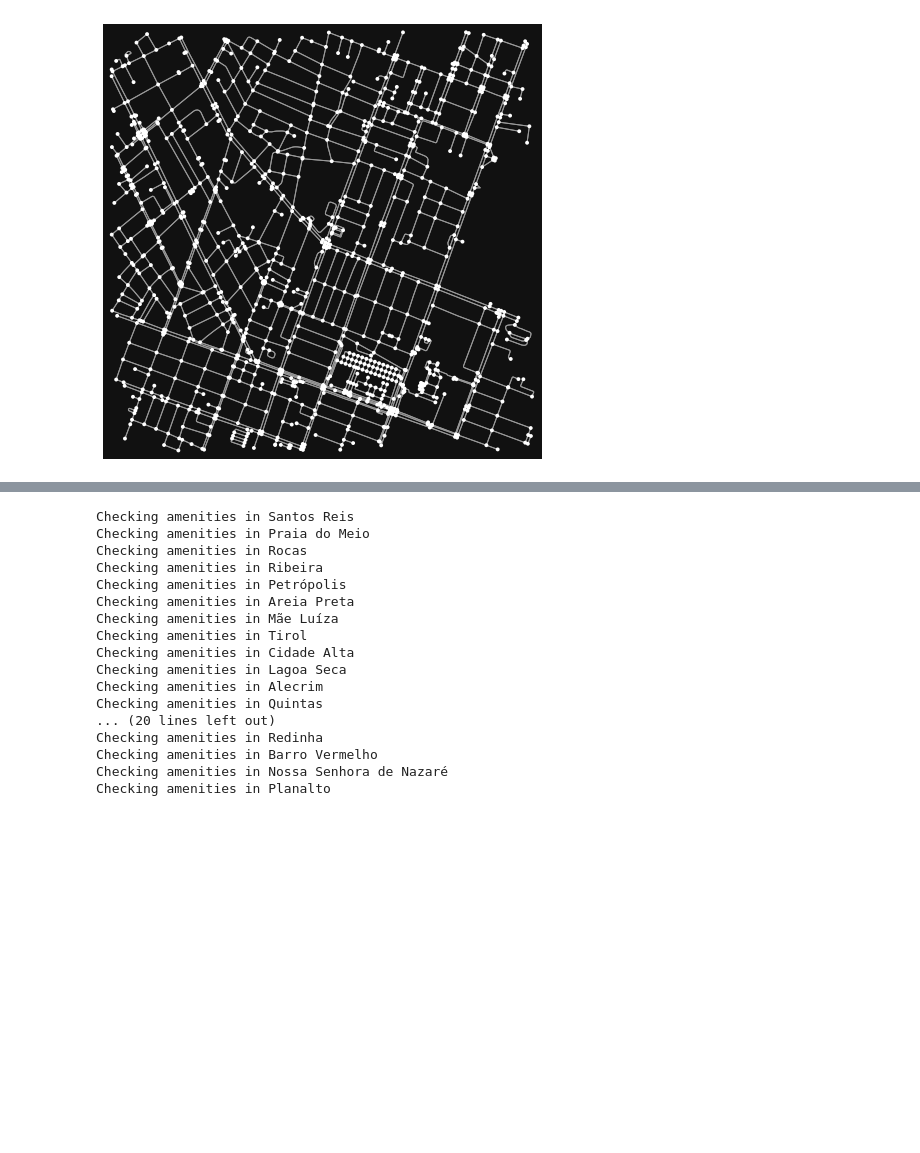
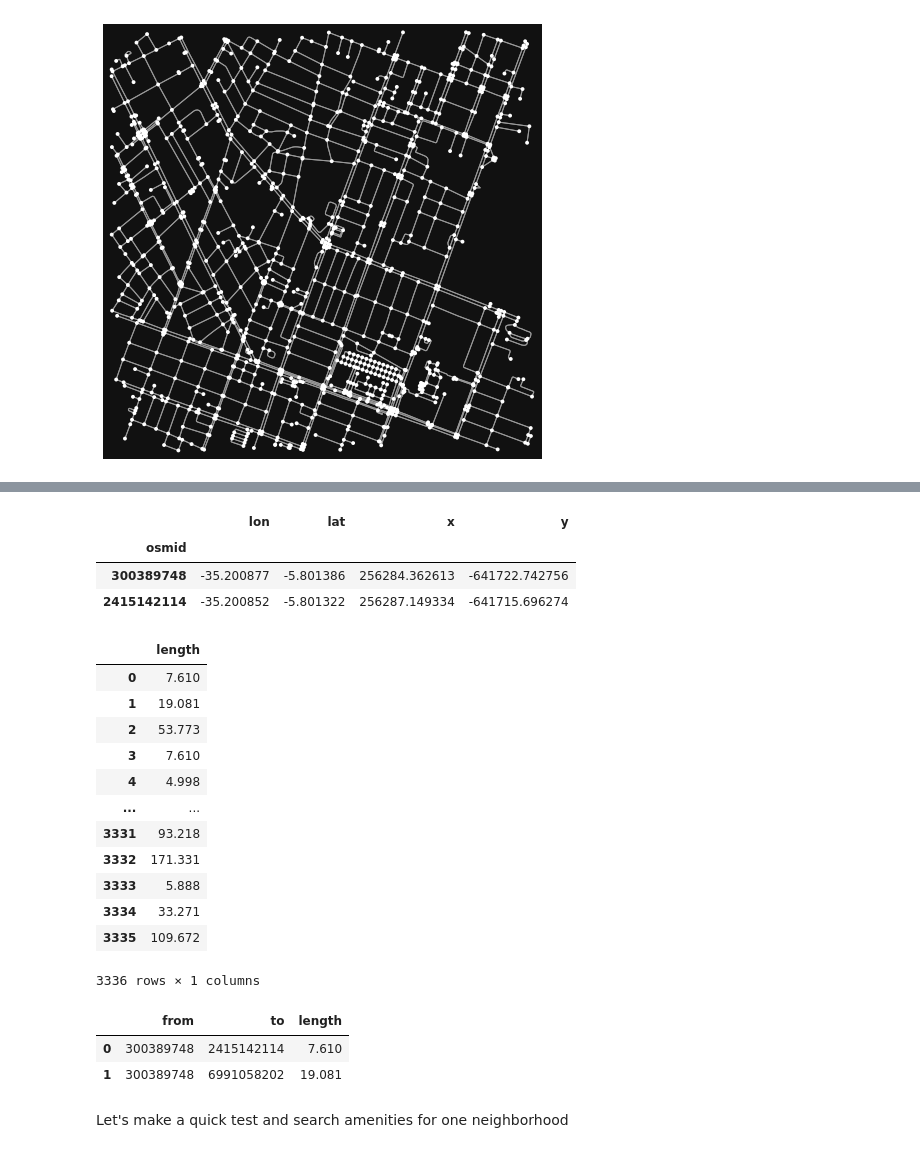
Before and after one commit to nymarya/fear-the-walking-distance, a Jupyter notebook: notebooks/1.0-ma-building-the-dataset.ipynb, the cells around one changed output, grey strips where cells are left out. Cells and saved outputs as stored; diff of their text form; code cells hidden in the pictures; blank space fills up the shorter version.

```diff
--- a/notebooks/1.0-ma-building-the-dataset.ipynb
+++ b/notebooks/1.0-ma-building-the-dataset.ipynb
@@ -245 +269,39 @@ The `geometries` module from `OSMnx` has a function that receives a point (latit
+# %%
+sources = edges['u']
+targets = edges['v']
+nodes = nodes_.loc[pd.concat([sources, targets]).unique(), ['lon', 'lat', 'x', 'y']]
+nodes.head(2)
+# %% [output]
+|  | lon | lat | x | y |
+| osmid |  |  |  |  |
+| 300389748 | -35.200877 | -5.801386 | 256284.362613 | -641722.742756 |
+| 2415142114 | -35.200852 | -5.801322 | 256287.149334 | -641715.696274 |
+# %%
+pd.DataFrame([edges['length']]).T
+# %% [output]
+|  | length |
+| 0 | 7.610 |
+| 1 | 19.081 |
+| 2 | 53.773 |
+| 3 | 7.610 |
+| 4 | 4.998 |
+| ... | ... |
+| 3331 | 93.218 |
+| 3332 | 171.331 |
+| 3333 | 5.888 |
+| 3334 | 33.271 |
+| 3335 | 109.672 |
+3336 rows × 1 columns
+# %%
+net=pdna.Network(nodes["lon"], nodes["lat"], edges["u"], edges["v"],
+                 pd.DataFrame([edges['length']]).T, twoway=True)
+
+net.precompute(5000)
+net.edges_df.head(2)
+# %% [output]
+|  | from | to | length |
+| 0 | 300389748 | 2415142114 | 7.610 |
+| 1 | 300389748 | 6991058202 | 19.081 |
+# %% [markdown]
+Let's make a quick test and search amenities for one neighborhood
 # %%
@@ -260,38 +320,0 @@ def get_distance(s, y, x):
-# %%
-tags = {'amenity': ['hospital', 'restaurant', 'bank',
-        'school', 'police', 'pharmacy']}
-
-# create a dictionary for keeping each neighborhood and its amenities
-all_pois = {}
-
-for index, row in neighborhood_df.iterrows():
-    y = row['y']
-    x = row['x']
-    point = (y, x)
-    name = row['name']
-    print(f"Checking amenities in {name}")
-
-    # get amenities around the point
-    all_pois[name] = ox.geometries.geometries_from_point(point, dist=5000,
-                                                         tags=tags)
-
-    # get distances
-    all_pois[name]['distance'] = all_pois[name].apply(lambda n: get_distance(n, y, x), axis=1)
-# %% [output]
-Checking amenities in Santos Reis
-Checking amenities in Praia do Meio
-Checking amenities in Rocas
-Checking amenities in Ribeira
-Checking amenities in Petrópolis
-Checking amenities in Areia Preta
-Checking amenities in Mãe Luíza
-Checking amenities in Tirol
-Checking amenities in Cidade Alta
-Checking amenities in Lagoa Seca
-Checking amenities in Alecrim
-Checking amenities in Quintas
-... (20 lines left out)
-Checking amenities in Redinha
-Checking amenities in Barro Vermelho
-Checking amenities in Nossa Senhora de Nazaré
-Checking amenities in Planalto
```
Also changed, not shown: parts of 23 cells of this notebook.
